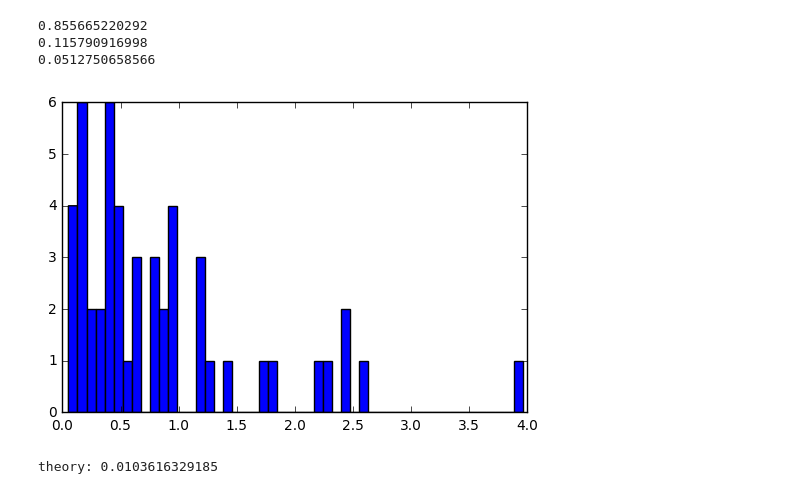
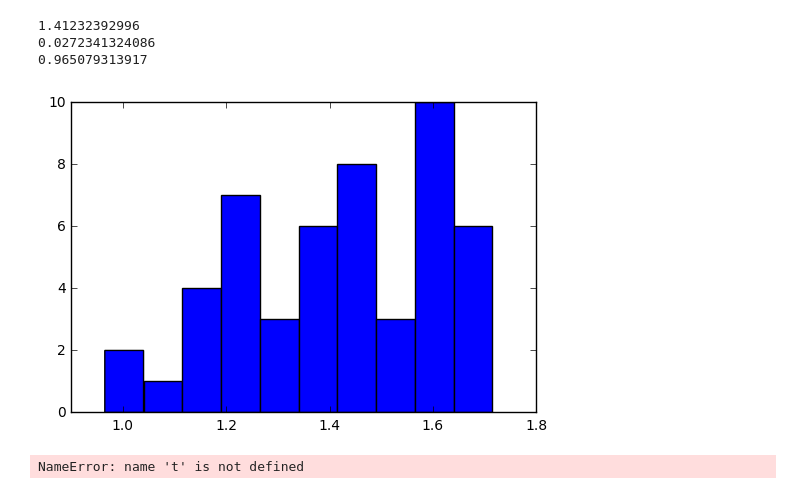
Before and after one commit to jeffmm/simcore, a Jupyter notebook: scripts/PlotDiffusion.ipynb, the cells around one changed output. Drawn from its saved outputs; the diff is of its cells as text; code cells hidden in the pictures.

```diff
--- a/scripts/PlotDiffusion.ipynb
+++ b/scripts/PlotDiffusion.ipynb
@@ -7,7 +7,8 @@ import matplotlib.pyplot as plt
 # %%
 #f = open("/Users/jeff/Research/Simcore/diffusion_len_10_2d.log",'r')
 #f = open("/Users/jeff/Research/Simcore/diffusion_len_10_2d_2.log",'r')
-f = open("/Users/jeff/simcore/diffusion2d-r5-diffusion.log")
+f=open("/Users/jeff/Research/Simcore/rigid_diffusion_len_10_2d_1.log",'r')
+#f = open("/Users/jeff/simcore/rigid-diffusion-2d-r1-diffusion.log")
 line = f.readline()
 line=line.split()
 nFilaments=len(line)-1
@@ -19,32 +20,35 @@ for line in f:
     line=line.split()
     time.append(float(line[0])*.001) # multiply times delta to get simtime
     for i in xrange(nFilaments):
-        dat[i].append(float(line[i+1]))
+        dat[i].append(np.cos(float(line[i+1])))
 f.close()
 # %%
-avgDiff=0
 length=10
 means=[]
 sems=[]
 for n in xrange(nFilaments):
     diff=[]
     for i in xrange(1,len(dat[n])):
         diff.append(np.square(dat[n][i]-dat[n][0]))
     meanDiff=np.mean(diff)
     stdDiff=np.std(diff, ddof=1)
     means.append(meanDiff)
     sems.append(stdDiff)
 print np.mean(means)
 print stats.sem(means)
 print stats.mode(means)[0][0]
-plt.hist(means,bins=50)
+plt.hist(means,bins=10)
 plt.show()
-dRot=9.0*np.log(length)/(length)**3
-t=0.25
-print "theory: " + str(2*t*dRot)
+#length=length/2.0
+#dRot=9.0*np.log(length)/(length)**3
+#length=length-1
+#dRot2=np.square(length+1)*(length+1)/(9.0 * np.log(length) - 0.662 + 0.917 * 1.0/(length + 1) - 0.050 * 1.0/(length+1)**2)
+#dRot2=1.0/dRot2
+
+#print "theory: " + str(np.exp(-2*dRot*t))
 # %% [output]
-0.855665220292
-0.115790916998
-0.0512750658566
+1.41232392996
+0.0272341324086
+0.965079313917
-[figure, old version]
+[figure, new version]
-theory: 0.0103616329185
+NameError: name 't' is not defined
```
Also changed, not shown: parts of 6 cells of this notebook, 14 other files.
